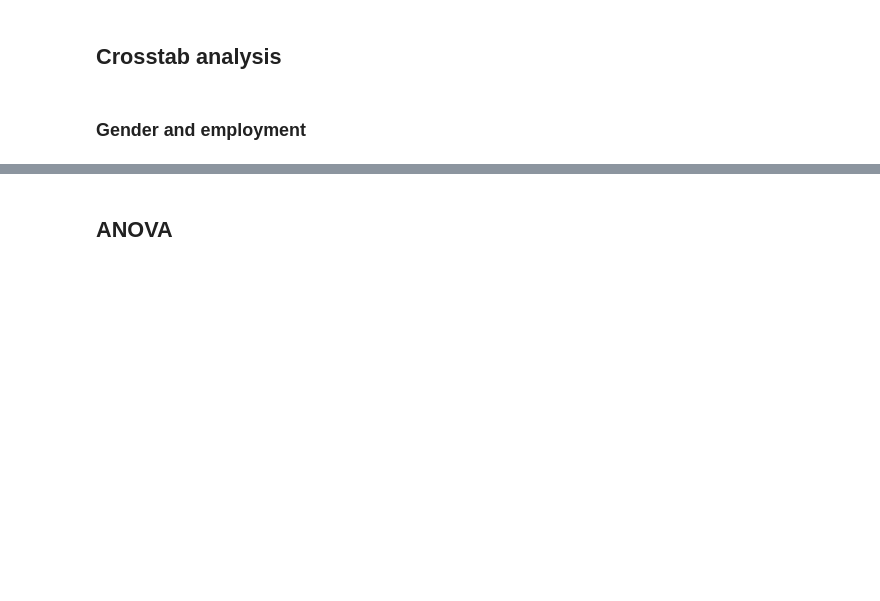
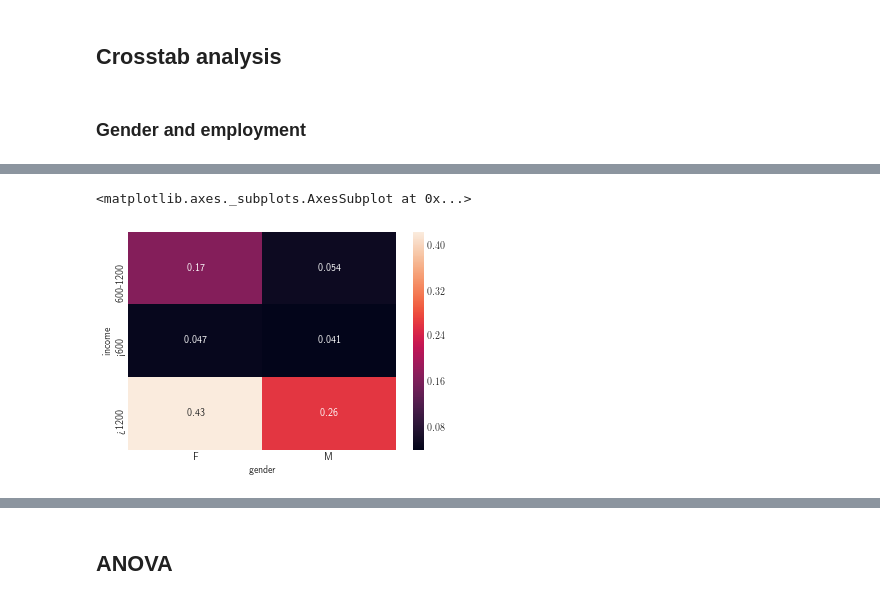
Before and after one commit to iyedg/municipal_elections_tunisia_2018, a Jupyter notebook: Tunisian municipal elections 2018.ipynb, the cells around one changed output, grey strips where cells are left out. Cells and saved outputs as stored; diff of their text form; code cells hidden in the pictures; blank space fills up the shorter version.

```diff
--- a/Tunisian municipal elections 2018.ipynb
+++ b/Tunisian municipal elections 2018.ipynb
@@ -308,0 +313,5 @@ sns.heatmap(pd.crosstab(df.age, df.employment, normalize=True), annot=True)
+# %%
+sns.heatmap(pd.crosstab(df.income, df.gender, normalize=True), annot=True)
+# %% [output]
+<matplotlib.axes._subplots.AxesSubplot at 0x...>
+[figure, added]
```
Also changed, not shown: parts of 30 cells of this notebook.
